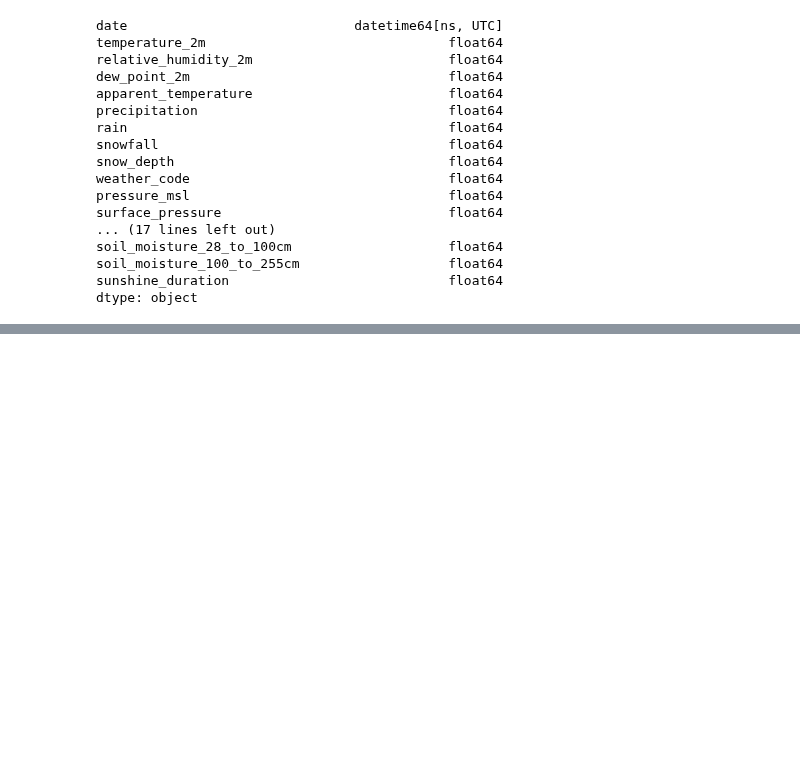
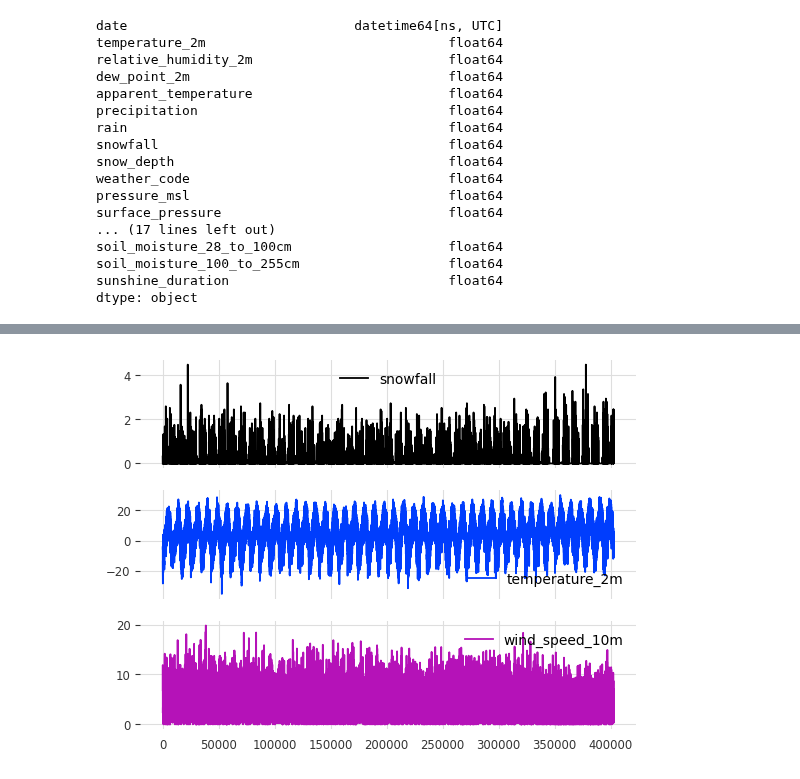
Before and after one commit to MadMax1995bb/powder_alert2.0, a Jupyter notebook: notebooks/notebook_model_tests.ipynb, the cells around one changed output, grey strips where cells are left out. Saved outputs shown, nothing was run; the diff lists cells and outputs as text; code cells hidden in the pictures; blank space fills up the shorter version.

```diff
--- a/notebooks/notebook_model_tests.ipynb
+++ b/notebooks/notebook_model_tests.ipynb
@@ -23,6 +17,4 @@ file_name = "raw_data/historical_weather_openmeteo_01011979-08122024.csv"
 file_path = os.path.join(relative_path, file_name)
 
 df_hist_openmeteo = pd.read_csv(file_path)
+df_hist_openmeteo['date'] = pd.to_datetime(df_hist_openmeteo['date'])
-# %%
-df_hist_openmeteo['date'] = pd.to_datetime(df_hist_openmeteo['date'], infer_datetime_format=True)
-#df_hist_openmeteo.set_index(['date'], inplace=True)
@@ -58,0 +79,7 @@ from darts import TimeSeries
+# %%
+plot_cols = [TARGET, 'temperature_2m', 'wind_speed_10m']
+plot_features = df_hist_openmeteo[plot_cols]
+plot_features.index = df_hist_openmeteo.index
+plot_features.plot(subplots = True);
+# %% [output]
+[figure, added]
```
Also changed, not shown: parts of 31 cells of this notebook, 1 other file.
